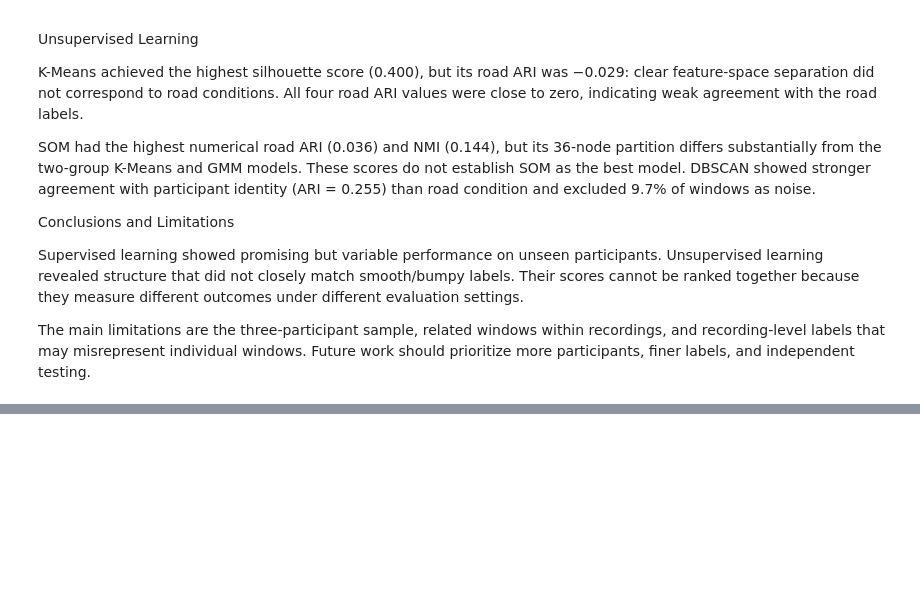
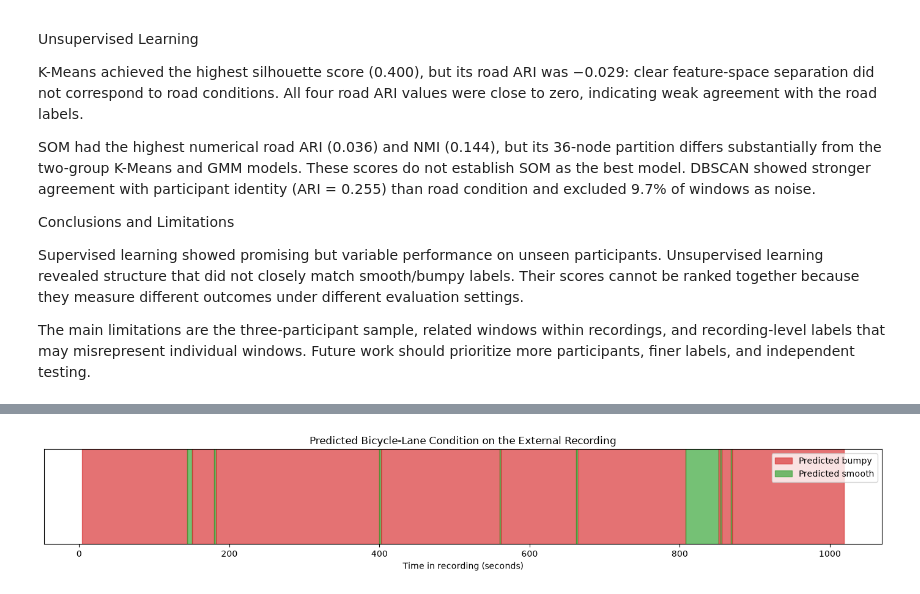
Before and after one commit to xinran-2/Pavement-smoothness-detection-model, a Jupyter notebook: notebooks/Project_pipeline.ipynb, the cells around one changed output, grey strips where cells are left out. Cells and saved outputs as stored; diff of their text form; code cells hidden in the pictures; blank space fills up the shorter version.

```diff
--- a/notebooks/Project_pipeline.ipynb
+++ b/notebooks/Project_pipeline.ipynb
@@ -1916,0 +2400,56 @@ The main limitations are the three-participant sample, related windows within re
+# %%
+fig, ax = plt.subplots(
+    figsize=(14, 2.5)
+)
+
+smooth_label_added = False
+bumpy_label_added = False
+
+for segment in external_segments.itertuples():
+
+    if segment.predicted_condition == "smooth":
+        color = "tab:green"
+
+        label = (
+            None
+            if smooth_label_added
+            else "Predicted smooth"
+        )
+
+        smooth_label_added = True
+
+    else:
+        color = "tab:red"
+
+        label = (
+            None
+            if bumpy_label_added
+            else "Predicted bumpy"
+        )
+
+        bumpy_label_added = True
+
+    ax.axvspan(
+        segment.start_time,
+        segment.end_time,
+        color=color,
+        alpha=0.65,
+        label=label
+    )
+
+ax.set_title(
+    "Predicted Bicycle-Lane Condition "
+    "on the External Recording"
+)
+
+ax.set_xlabel("Time in recording (seconds)")
+ax.set_yticks([])
+
+ax.legend(
+    loc="upper right"
+)
+
+plt.tight_layout()
+plt.show()
+# %% [output]
+[figure, added]
```
Also changed, not shown: parts of 15 cells of this notebook.
